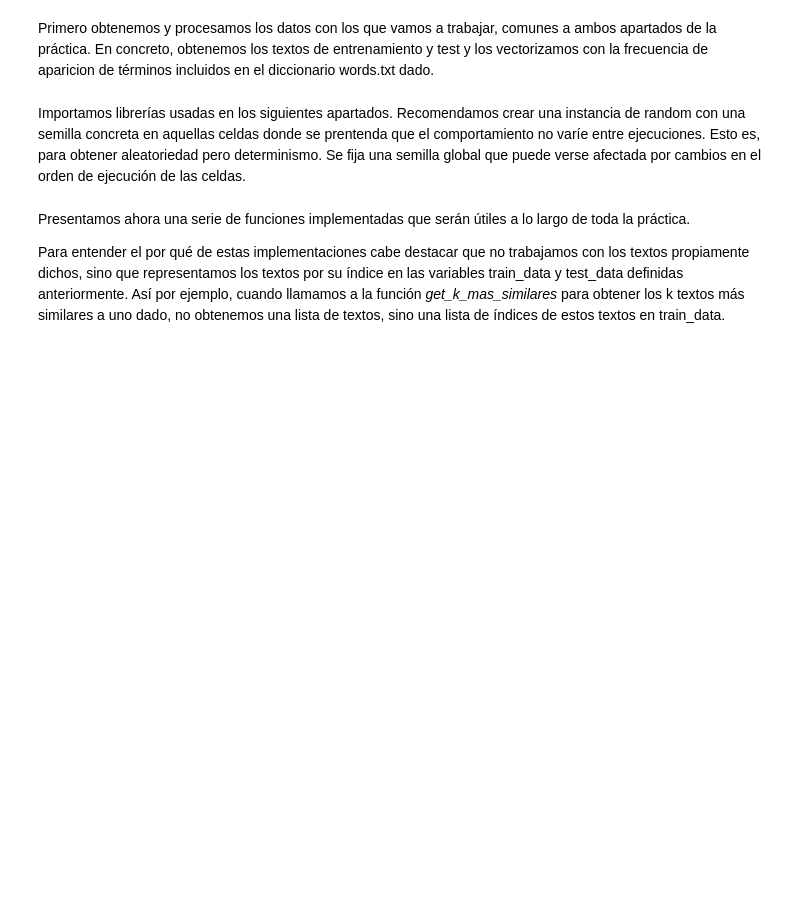
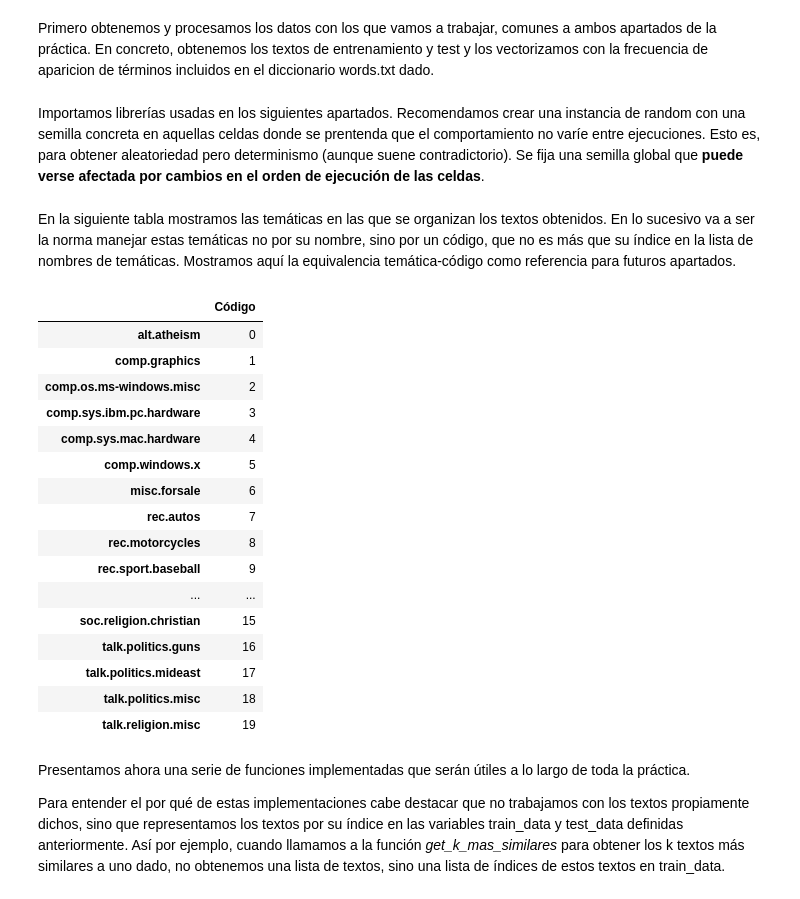
Before and after one commit to frblazquez/IA, a Jupyter notebook: Practice 2.2/Practica2.2.ipynb, the cells around one changed output. Saved outputs shown, nothing was run; the diff lists cells and outputs as text; code cells hidden in the pictures; blank space fills up the shorter version.

```diff
--- a/Practice 2.2/Practica2.2.ipynb
+++ b/Practice 2.2/Practica2.2.ipynb
@@ -24,7 +24,7 @@ vectorizer = CountVectorizer(analyzer='word',stop_words='english', binary=False,
 train_data_vectorized = vectorizer.fit_transform(train_data.data)
 test_data_vectorized  = vectorizer.fit_transform(test_data.data)
 # %% [markdown]
-Importamos librerías usadas en los siguientes apartados. Recomendamos crear una instancia de random con una semilla concreta en aquellas celdas donde se prentenda que el comportamiento no varíe entre ejecuciones. Esto es, para obtener aleatoriedad pero determinismo. Se fija una semilla global que puede verse afectada por cambios en el orden de ejecución de las celdas.
+Importamos librerías usadas en los siguientes apartados. Recomendamos crear una instancia de random con una semilla concreta en aquellas celdas donde se prentenda que el comportamiento no varíe entre ejecuciones. Esto es, para obtener aleatoriedad pero determinismo (aunque suene contradictorio). Se fija una semilla global que **puede verse afectada por cambios en el orden de ejecución de las celdas**.
 # %%
 import random
 import numpy as np
@@ -35,4 +36,26 @@ import pandas as pd
 rand = random.Random(93854)
+# %% [markdown]
+En la siguiente tabla mostramos las temáticas en las que se organizan los textos obtenidos. En lo sucesivo va a ser la norma manejar estas temáticas no por su nombre, sino por un código, que no es más que su índice en la lista de nombres de temáticas. Mostramos aquí la equivalencia temática-código como referencia para futuros apartados.
+# %%
+pd.DataFrame({'Código':range(20)},test_data.target_names)
+# %% [output]
+|  | Código |
+| alt.atheism | 0 |
+| comp.graphics | 1 |
+| comp.os.ms-windows.misc | 2 |
+| comp.sys.ibm.pc.hardware | 3 |
+| comp.sys.mac.hardware | 4 |
+| comp.windows.x | 5 |
+| misc.forsale | 6 |
+| rec.autos | 7 |
+| rec.motorcycles | 8 |
+| rec.sport.baseball | 9 |
+| ... | ... |
+| soc.religion.christian | 15 |
+| talk.politics.guns | 16 |
+| talk.politics.mideast | 17 |
+| talk.politics.misc | 18 |
+| talk.religion.misc | 19 |
 # %% [markdown]
 Presentamos ahora una serie de funciones implementadas que serán útiles a lo largo de toda la práctica.
 
```
Also changed, not shown: parts of 35 cells of this notebook.
